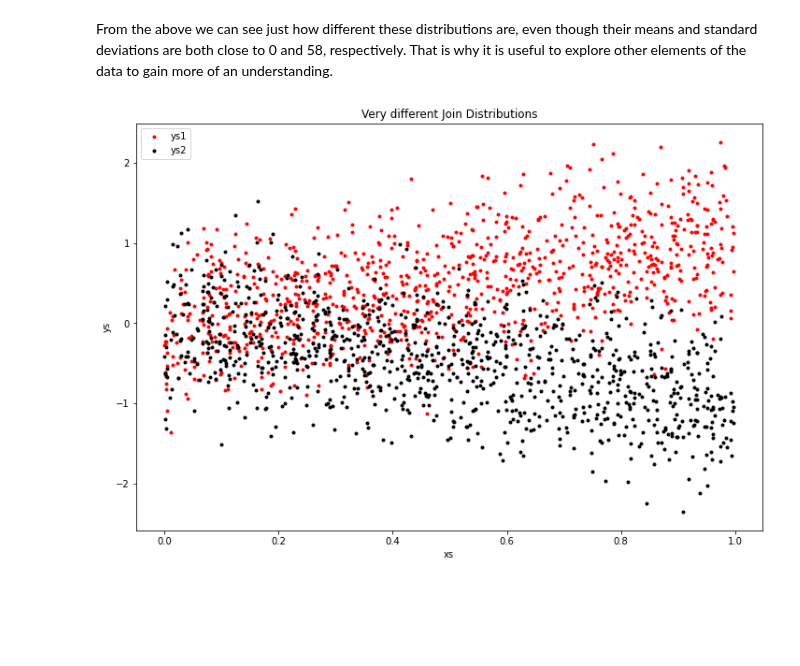
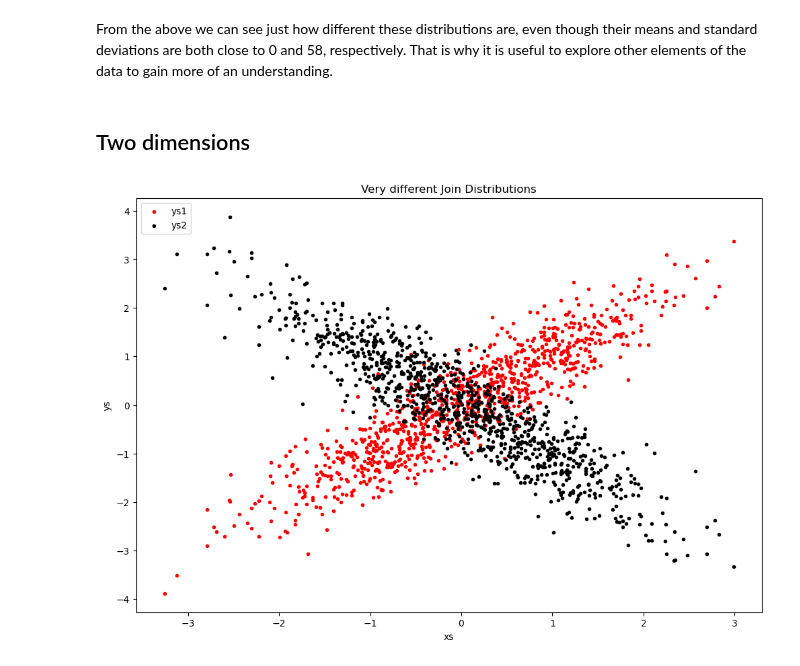
Before and after one commit to inthelabs/learning-data-science, a Jupyter notebook: CH10 - Working With Data.ipynb, the cells around one changed output. Cells and saved outputs as stored; diff of their text form; code cells hidden in the pictures; blank space fills up the shorter version.

```diff
--- a/CH10 - Working With Data.ipynb
+++ b/CH10 - Working With Data.ipynb
@@ -44,23 +45,26 @@ normally distributed values [50.76301574707031, 18.964920043945312, 21.817703247
 # %% [markdown]
 From the above we can see just how different these distributions are, even though their means and standard deviations are both close to 0 and 58, respectively. That is why it is useful to explore other elements of the data to gain more of an understanding.
+# %% [markdown]
+## Two dimensions
 # %%
 import matplotlib.pyplot as plt
 def random_normal()-> float:
     """returns a random draw from a standard normla distribution"""
     return inverse_normal_cdf(random.random())
 
-xs = [random.random() for _ in range(1000)]
+random.seed(4)
+xs = [random_normal() for _ in range(1000)]
 ys1 = [x + random_normal()/2 for x in xs]
 ys2 = [-x + random_normal()/2 for x in xs]
 
 fig, ax = plt.subplots(figsize=(12,8))
 
 ax.scatter(xs,ys1, marker=".", color="red", label="ys1")
 ax.scatter(xs,ys2, marker=".", color="black", label="ys2")
 ax.set_xlabel("xs")
 ax.set_ylabel("ys")
 ax.legend(loc="upper left")
 ax.set_title("Very different Join Distributions")
 plt.show()
 # %% [output]
-[figure, old version]
+[figure, new version]
```
Also changed, not shown: parts of 20 cells of this notebook, 3 other files.
